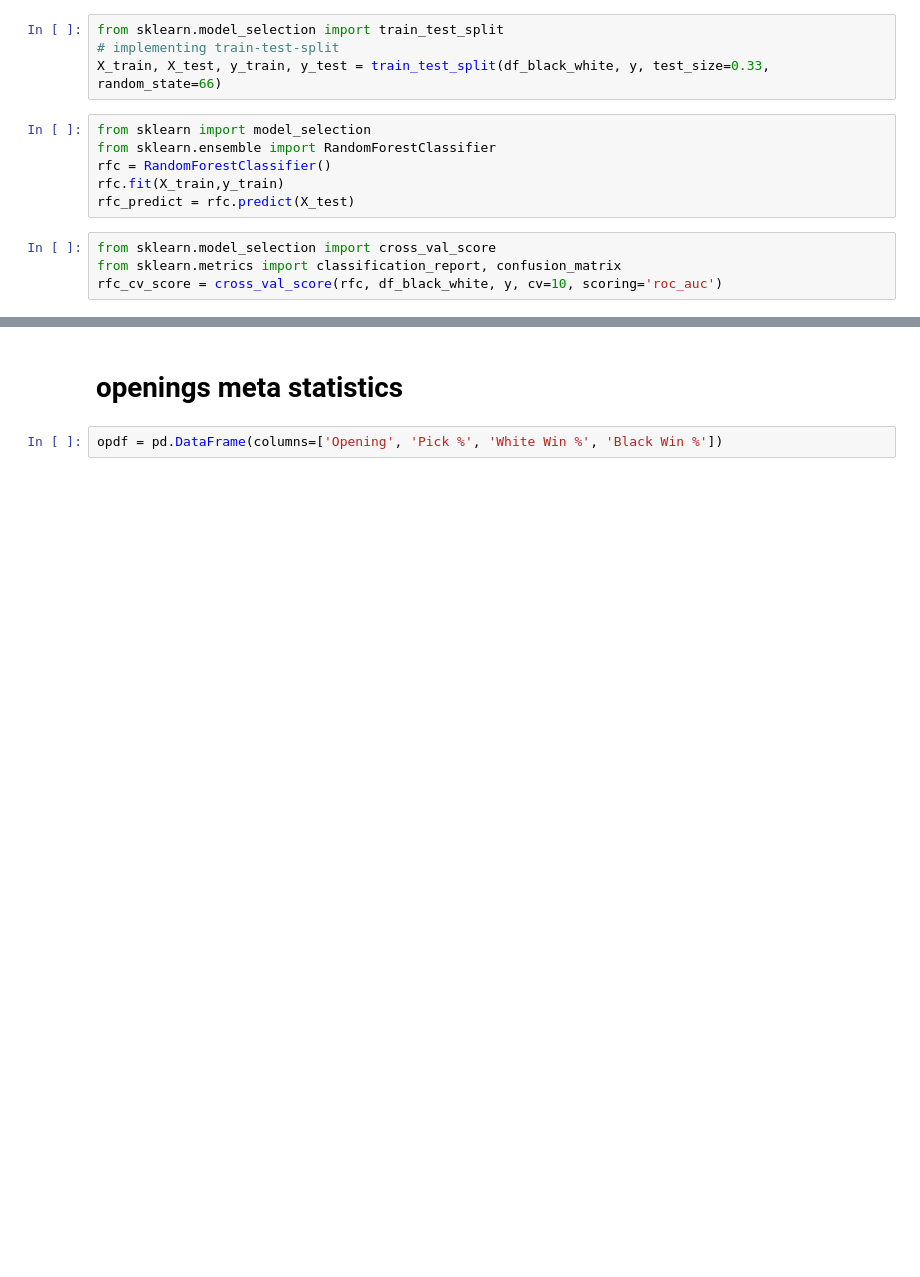
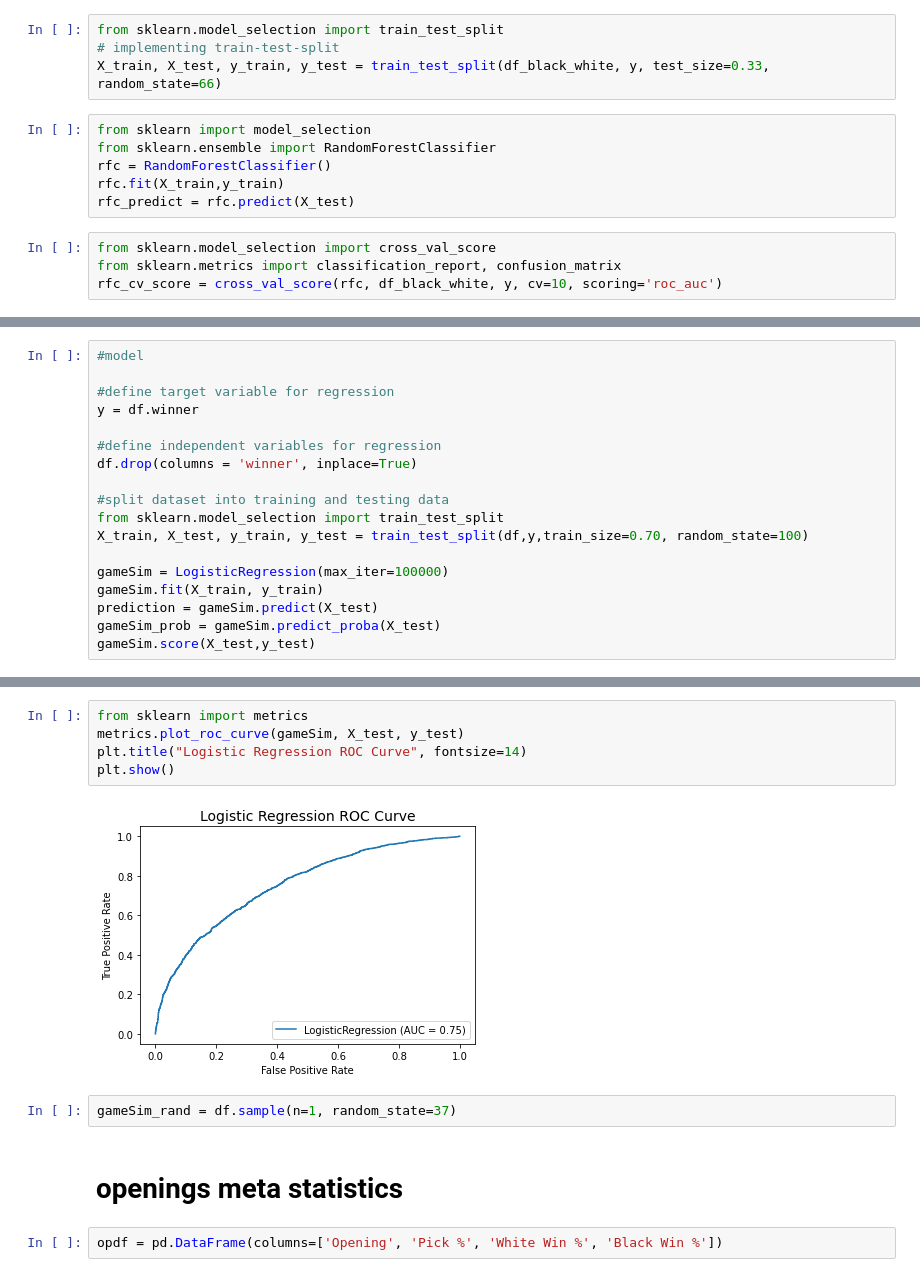
Before and after one commit to jonrosner/chess-game-analysis, a Jupyter notebook: JLM_notebook.ipynb, the cells around one changed output, grey strips where cells are left out. Cells and saved outputs as stored; diff of their text form; blank space fills up the shorter version.

Commit message:
game simulation

```diff
--- a/JLM_notebook.ipynb
+++ b/JLM_notebook.ipynb
@@ -464,0 +534,18 @@ fig.savefig('rfc_individualtree.png')
+# %%
+#model
+
+#define target variable for regression
+y = df.winner
+
+#define independent variables for regression
+df.drop(columns = 'winner', inplace=True)
+
+#split dataset into training and testing data
+from sklearn.model_selection import train_test_split
+X_train, X_test, y_train, y_test = train_test_split(df,y,train_size=0.70, random_state=100)
+
+gameSim = LogisticRegression(max_iter=100000)
+gameSim.fit(X_train, y_train)
+prediction = gameSim.predict(X_test)
+gameSim_prob = gameSim.predict_proba(X_test)
+gameSim.score(X_test,y_test)
@@ -465,3 +561,12 @@ fig.savefig('rfc_individualtree.png')
+# %%
+from sklearn import metrics
+metrics.plot_roc_curve(gameSim, X_test, y_test)
+plt.title("Logistic Regression ROC Curve", fontsize=14)
+plt.show()
+# %% [output]
+[figure, added]
+# %%
+gameSim_rand = df.sample(n=1, random_state=37)
 # %% [markdown]
 # openings meta statistics
 # %%
```
Also changed, not shown: parts of 15 cells of this notebook.
